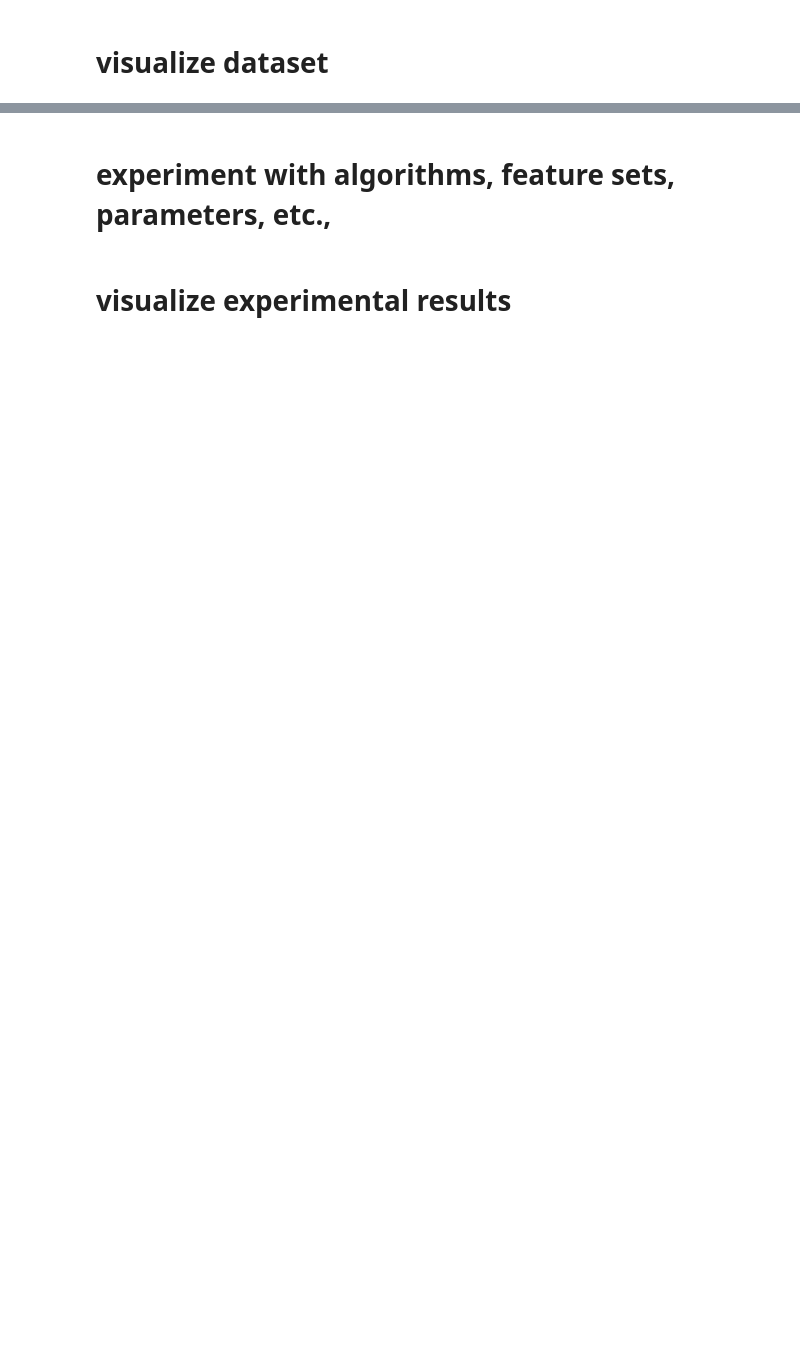
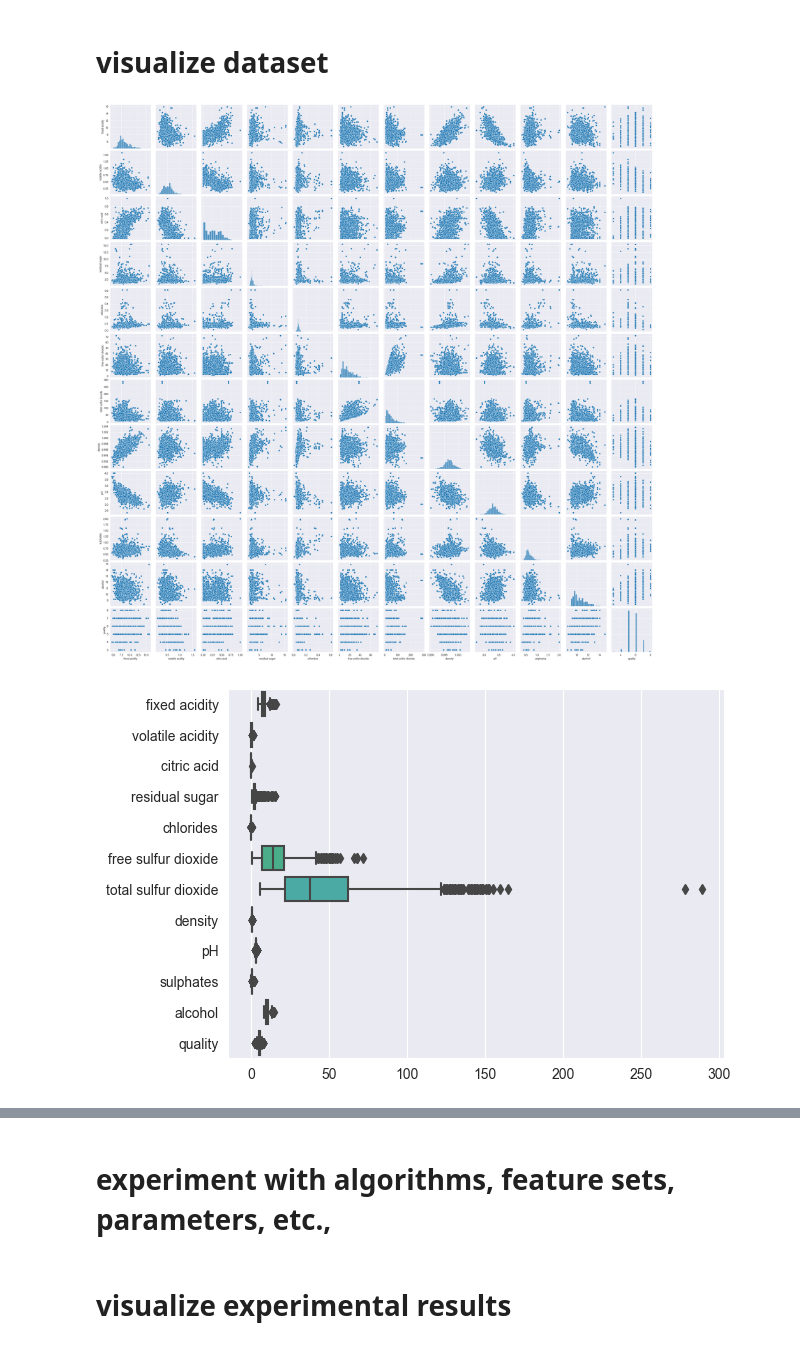
Before and after one commit to PatRakowicz/College-CS, a Jupyter notebook: CS-303/Final/FinalProject.ipynb, the cells around one changed output, grey strips where cells are left out. Cells and saved outputs as stored; diff of their text form; code cells hidden in the pictures; blank space fills up the shorter version.

Commit message:
303 Final | Finished | using wine data

```diff
--- a/CS-303/Final/FinalProject.ipynb
+++ b/CS-303/Final/FinalProject.ipynb
@@ -23,16 +23,13 @@ from sklearn.metrics import classification_report, accuracy_score, precision_sco
 # %% [markdown]
 # pre-process, analyze dataset
 # %%
-# Load the Iris dataset from a URL
-url = "https://archive.ics.uci.edu/ml/machine-learning-databases/iris/iris.data"
-column_names = ["sepal_length", "sepal_width", "petal_length", "petal_width", "species"]
-iris_df = pd.read_csv(url, names=column_names)
+# Data set https://archive.ics.uci.edu/ml/machine-learning-databases/wine-quality/winequality-red.csv
 
-# Checking for missing data
-print("Missing data:\n", iris_df.isnull().sum())
+data = pd.read_csv("winequality-red.csv", delimiter=";")
 
-# Basic statistics
-print("Basic statistics:\n", iris_df.describe())
+data.fillna(data.mean(), inplace=True)
 
-# Correlations
-print("Correlations:\n", iris_df.corr())
+print(data.describe())
+
+correlation_matrix = data.corr()
+print(correlation_matrix)
@@ -39,14 +54,17 @@ print("Correlations:\n", iris_df.corr())
 # %% [markdown]
 # visualize dataset
 # %%
-sns.pairplot(iris_df, hue="species")
+# Scatter
+sns.pairplot(data)
 plt.show()
 
-# Boxplots
-for feature in column_names[:-1]:
-    sns.boxplot(x="species", y=feature, data=iris_df)
-    plt.show()
+# Box
+sns.boxplot(data=data, orient="h")
+plt.show()
 
-# Histograms
-iris_df.hist(bins=20, figsize=(12, 8))
+# Histo
+data.hist(figsize=(10, 10))
 plt.show()
+# %% [output]
+[figure, added]
+[figure, added]
```
Also changed, not shown: parts of 7 cells of this notebook, 1 other file.
